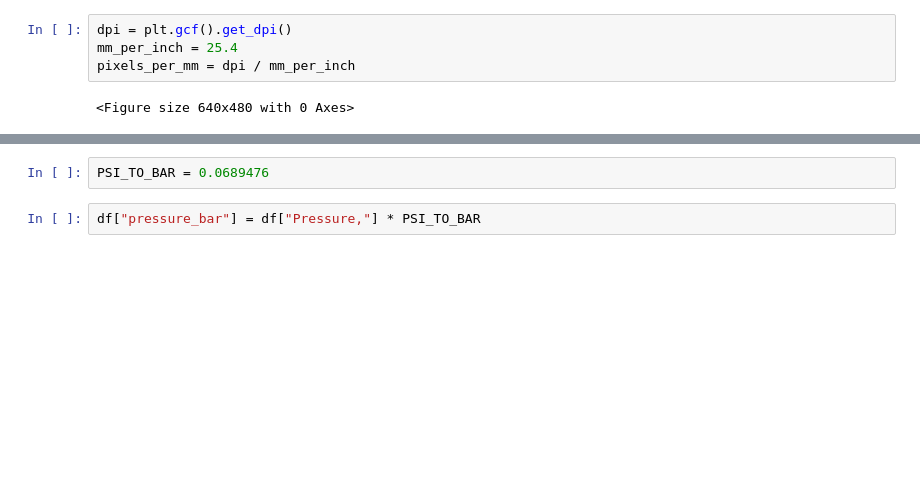
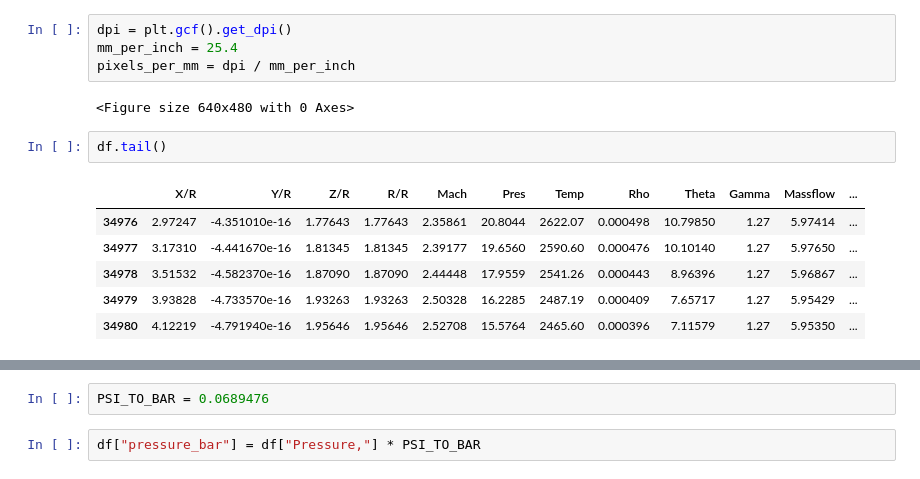
Before and after one commit to ULAS-HiPR/luin_of_celtchar, a Jupyter notebook: 08_nozzle.ipynb, the cells around one changed output, grey strips where cells are left out. Drawn from its saved outputs; the diff is of its cells as text; blank space fills up the shorter version.

```diff
--- a/08_nozzle.ipynb
+++ b/08_nozzle.ipynb
@@ -41,6 +41,15 @@ mm_per_inch = 25.4
 pixels_per_mm = dpi / mm_per_inch
 # %% [output]
 <Figure size 640x480 with 0 Axes>
+# %%
+df.tail()
+# %% [output]
+|  | X/R | Y/R | Z/R | R/R | Mach | Pres | Temp | Rho | Theta | Gamma | Massflow | ... |
+| 34976 | 2.97247 | -4.351010e-16 | 1.77643 | 1.77643 | 2.35861 | 20.8044 | 2622.07 | 0.000498 | 10.79850 | 1.27 | 5.97414 | ... |
+| 34977 | 3.17310 | -4.441670e-16 | 1.81345 | 1.81345 | 2.39177 | 19.6560 | 2590.60 | 0.000476 | 10.10140 | 1.27 | 5.97650 | ... |
+| 34978 | 3.51532 | -4.582370e-16 | 1.87090 | 1.87090 | 2.44448 | 17.9559 | 2541.26 | 0.000443 | 8.96396 | 1.27 | 5.96867 | ... |
+| 34979 | 3.93828 | -4.733570e-16 | 1.93263 | 1.93263 | 2.50328 | 16.2285 | 2487.19 | 0.000409 | 7.65717 | 1.27 | 5.95429 | ... |
+| 34980 | 4.12219 | -4.791940e-16 | 1.95646 | 1.95646 | 2.52708 | 15.5764 | 2465.60 | 0.000396 | 7.11579 | 1.27 | 5.95350 | ... |
 # %%
 df["-r"] = -df["r"]
 ax = df[["x", "r", "-r"]].plot(x='x')
```
Also changed, not shown: parts of 5 cells of this notebook, 1 other file.
